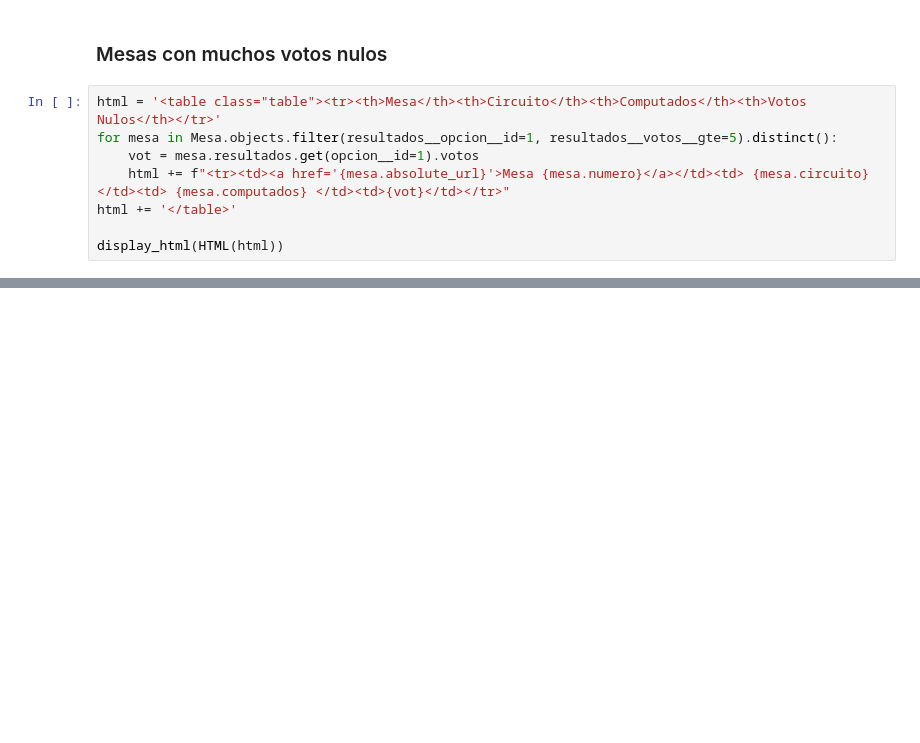
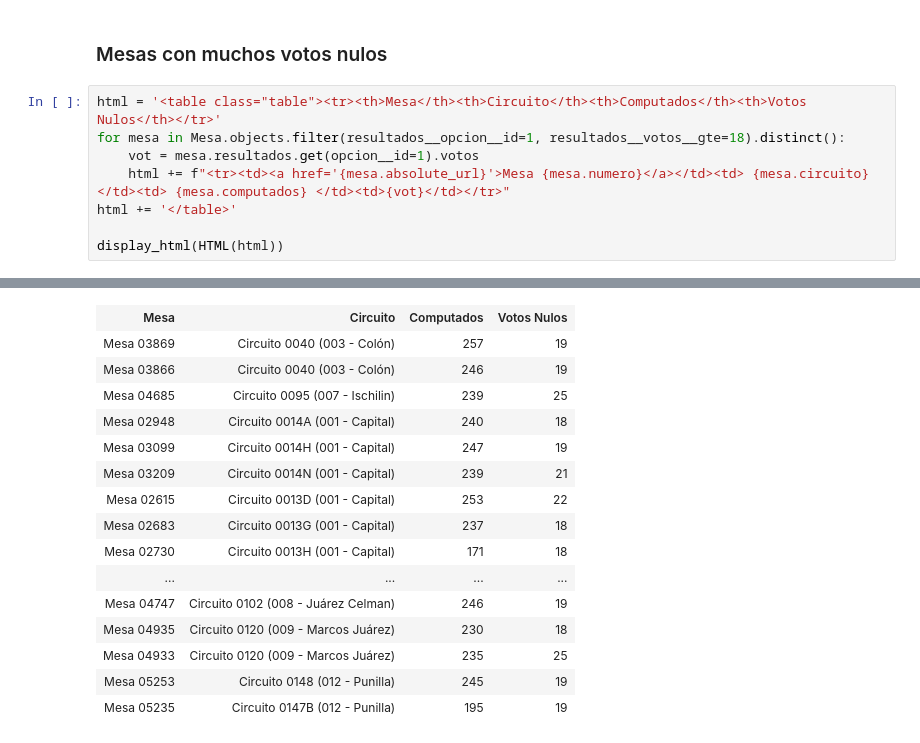
Before and after one commit to mgaitan/mesas_ba, a Jupyter notebook: mesas_sospechosas_cba.ipynb, the cells around one changed output, grey strips where cells are left out. Cells and saved outputs as stored; diff of their text form; blank space fills up the shorter version.

```diff
--- a/mesas_sospechosas_cba.ipynb
+++ b/mesas_sospechosas_cba.ipynb
@@ -423,7 +423,7 @@ display_html(HTML(html))
 ### Mesas con muchos votos nulos
 # %%
 html = '<table class="table"><tr><th>Mesa</th><th>Circuito</th><th>Computados</th><th>Votos Nulos</th></tr>'
-for mesa in Mesa.objects.filter(resultados__opcion__id=1, resultados__votos__gte=5).distinct():
+for mesa in Mesa.objects.filter(resultados__opcion__id=1, resultados__votos__gte=18).distinct():
     vot = mesa.resultados.get(opcion__id=1).votos
     html += f"<tr><td><a href='{mesa.absolute_url}'>Mesa {mesa.numero}</a></td><td> {mesa.circuito} </td><td> {mesa.computados} </td><td>{vot}</td></tr>"
 html += '</table>'
@@ -433,0 +433,16 @@ display_html(HTML(html))
+| Mesa | Circuito | Computados | Votos Nulos |
+| Mesa 03869 | Circuito 0040 (003 - Colón) | 257 | 19 |
+| Mesa 03866 | Circuito 0040 (003 - Colón) | 246 | 19 |
+| Mesa 04685 | Circuito 0095 (007 - Ischilin) | 239 | 25 |
+| Mesa 02948 | Circuito 0014A (001 - Capital) | 240 | 18 |
+| Mesa 03099 | Circuito 0014H (001 - Capital) | 247 | 19 |
+| Mesa 03209 | Circuito 0014N (001 - Capital) | 239 | 21 |
+| Mesa 02615 | Circuito 0013D (001 - Capital) | 253 | 22 |
+| Mesa 02683 | Circuito 0013G (001 - Capital) | 237 | 18 |
+| Mesa 02730 | Circuito 0013H (001 - Capital) | 171 | 18 |
+| ... | ... | ... | ... |
+| Mesa 04747 | Circuito 0102 (008 - Juárez Celman) | 246 | 19 |
+| Mesa 04935 | Circuito 0120 (009 - Marcos Juárez) | 230 | 18 |
+| Mesa 04933 | Circuito 0120 (009 - Marcos Juárez) | 235 | 25 |
+| Mesa 05253 | Circuito 0148 (012 - Punilla) | 245 | 19 |
+| Mesa 05235 | Circuito 0147B (012 - Punilla) | 195 | 19 |
```
Also changed, not shown: parts of 1 cell of this notebook.
